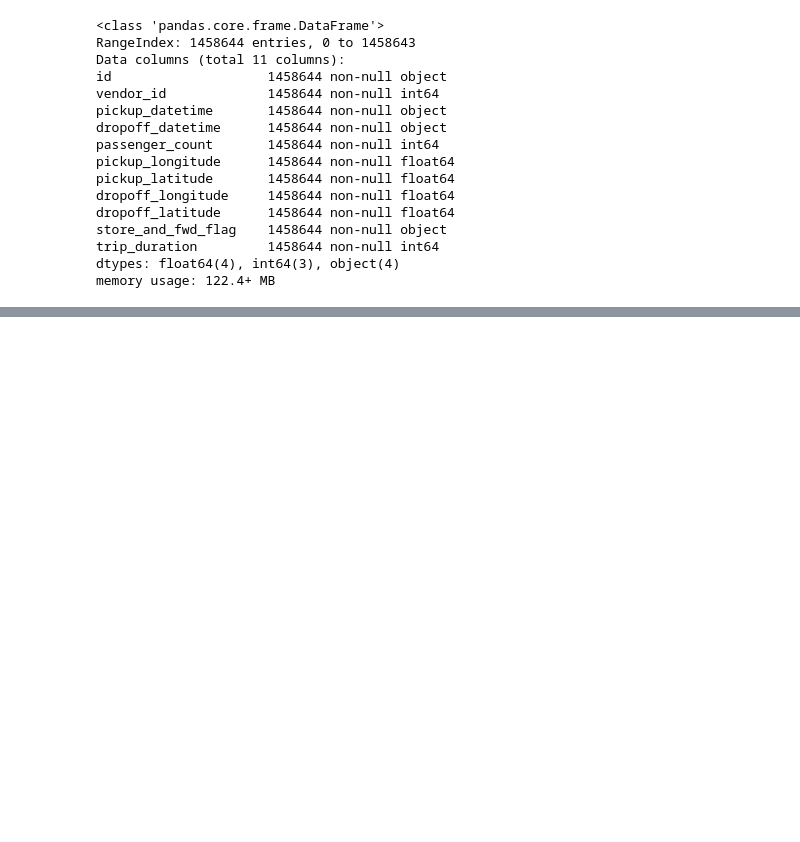
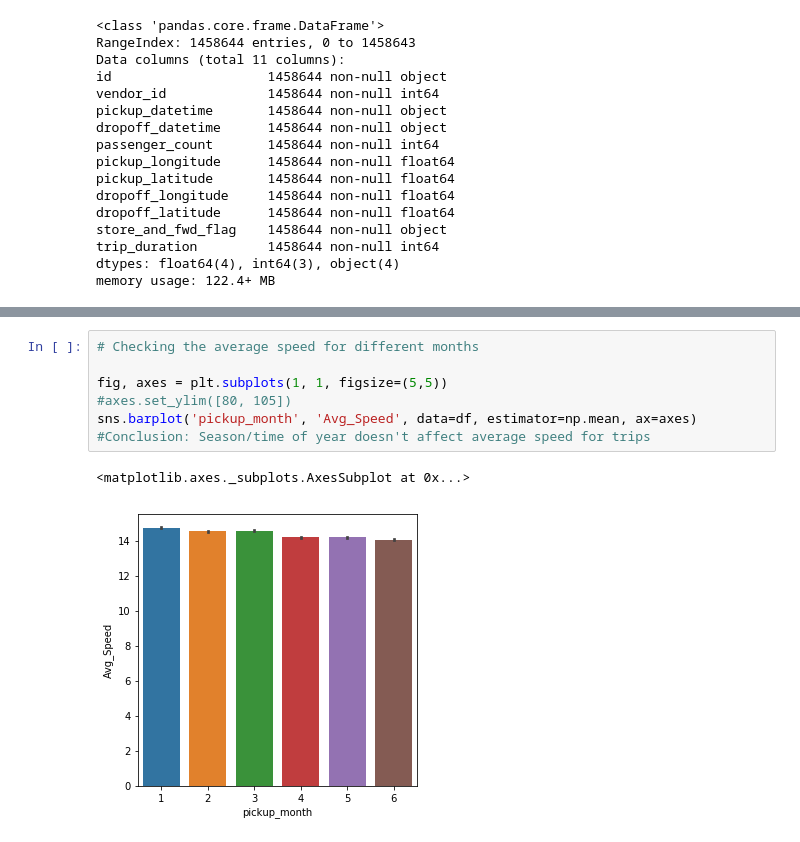
Before and after one commit to auwank/CEBD-1261, a Jupyter notebook: tax_trip_practise- shared.ipynb, the cells around one changed output, grey strips where cells are left out. Drawn from its saved outputs; the diff is of its cells as text; blank space fills up the shorter version.

```diff
--- a/tax_trip_practise- shared.ipynb
+++ b/tax_trip_practise- shared.ipynb
@@ -135,0 +104,10 @@ df[df['Avg_Speed']>200]
+# %%
+# Checking the average speed for different months
+
+fig, axes = plt.subplots(1, 1, figsize=(5,5))
+#axes.set_ylim([80, 105])
+sns.barplot('pickup_month', 'Avg_Speed', data=df, estimator=np.mean, ax=axes)
+#Conclusion: Season/time of year doesn't affect average speed for trips
+# %% [output]
+<matplotlib.axes._subplots.AxesSubplot at 0x...>
+[figure, added]
```
Also changed, not shown: parts of 24 cells of this notebook.
